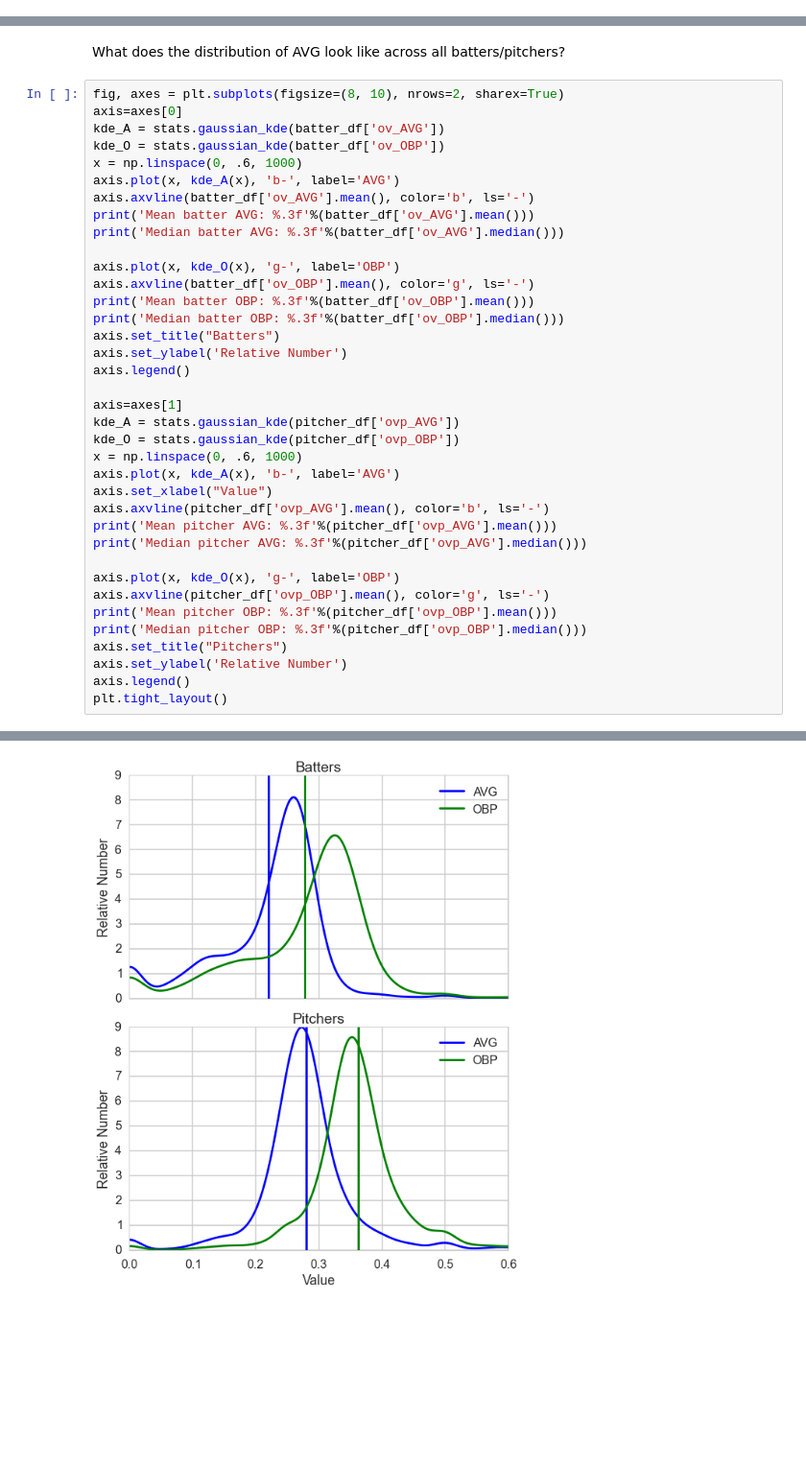
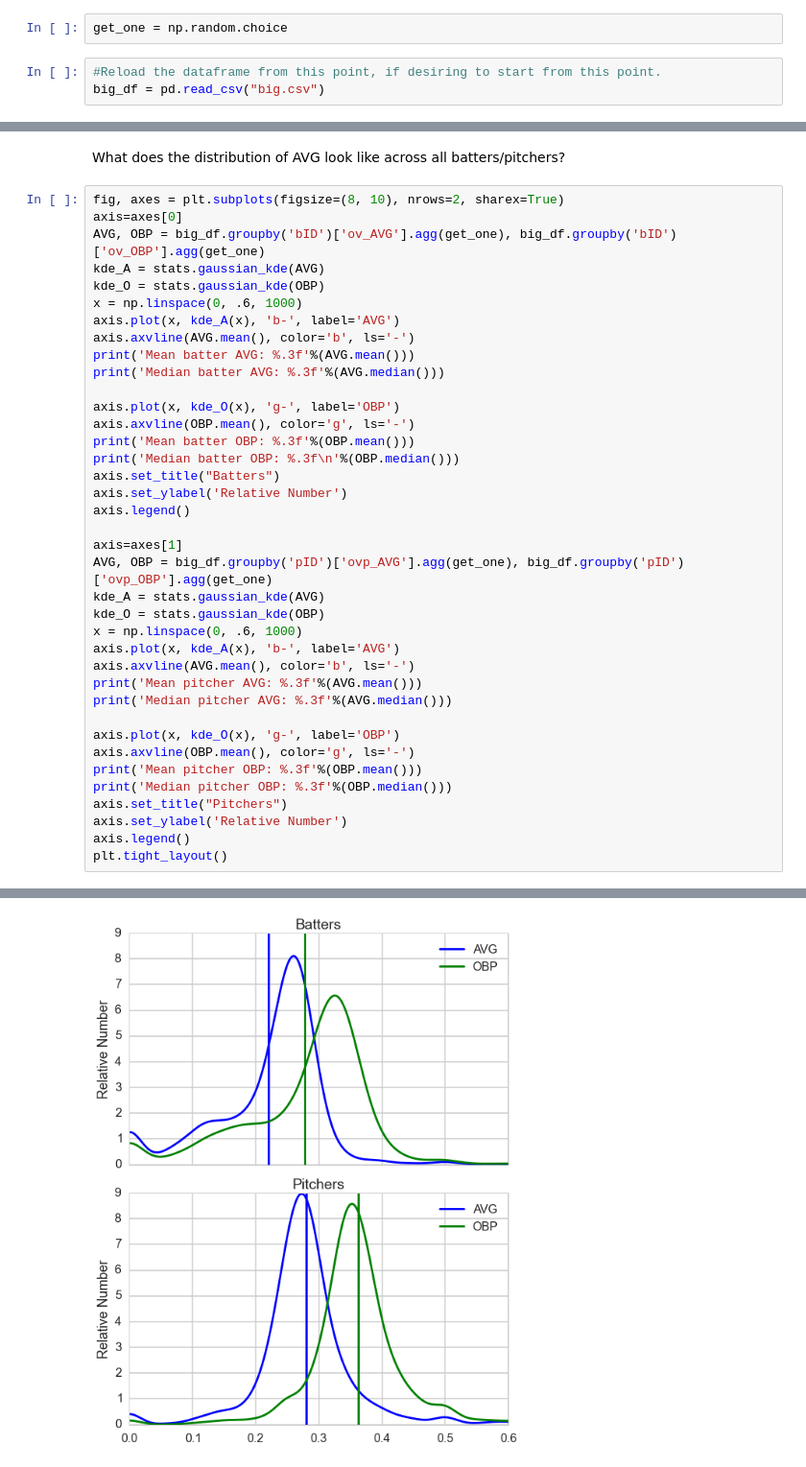
Before and after one commit to bacook17/CS109_baseball, a Jupyter notebook: Master_Notebook.ipynb, the cells around one changed output, grey strips where cells are left out. Shown at 96% size. Drawn from its saved outputs; the diff is of its cells as text; blank space fills up the shorter version.

```diff
--- a/Master_Notebook.ipynb
+++ b/Master_Notebook.ipynb
@@ -385,4 +385,9 @@ new_matchup_df.to_csv("temp_matchupdf.csv", index=False)
 # %% [markdown]
 #2. Exploratory Data Analysis
+# %%
+get_one = np.random.choice
+# %%
+#Reload the dataframe from this point, if desiring to start from this point.
+big_df = pd.read_csv("big.csv")
 # %%
 print("Overall details of our dataframe:")
@@ -444,36 +449,37 @@ What does the distribution of AVG look like across all batters/pitchers?
 # %%
 fig, axes = plt.subplots(figsize=(8, 10), nrows=2, sharex=True)
 axis=axes[0]
-kde_A = stats.gaussian_kde(batter_df['ov_AVG'])
-kde_O = stats.gaussian_kde(batter_df['ov_OBP'])
+AVG, OBP = big_df.groupby('bID')['ov_AVG'].agg(get_one), big_df.groupby('bID')['ov_OBP'].agg(get_one)
+kde_A = stats.gaussian_kde(AVG)
+kde_O = stats.gaussian_kde(OBP)
 x = np.linspace(0, .6, 1000)
 axis.plot(x, kde_A(x), 'b-', label='AVG')
-axis.axvline(batter_df['ov_AVG'].mean(), color='b', ls='-')
-print('Mean batter AVG: %.3f'%(batter_df['ov_AVG'].mean()))
-print('Median batter AVG: %.3f'%(batter_df['ov_AVG'].median()))
+axis.axvline(AVG.mean(), color='b', ls='-')
+print('Mean batter AVG: %.3f'%(AVG.mean()))
+print('Median batter AVG: %.3f'%(AVG.median()))
 
 axis.plot(x, kde_O(x), 'g-', label='OBP')
-axis.axvline(batter_df['ov_OBP'].mean(), color='g', ls='-')
-print('Mean batter OBP: %.3f'%(batter_df['ov_OBP'].mean()))
-print('Median batter OBP: %.3f'%(batter_df['ov_OBP'].median()))
+axis.axvline(OBP.mean(), color='g', ls='-')
+print('Mean batter OBP: %.3f'%(OBP.mean()))
+print('Median batter OBP: %.3f\n'%(OBP.median()))
 axis.set_title("Batters")
 axis.set_ylabel('Relative Number')
 axis.legend()
 
 axis=axes[1]
-kde_A = stats.gaussian_kde(pitcher_df['ovp_AVG'])
-kde_O = stats.gaussian_kde(pitcher_df['ovp_OBP'])
+AVG, OBP = big_df.groupby('pID')['ovp_AVG'].agg(get_one), big_df.groupby('pID')['ovp_OBP'].agg(get_one)
+kde_A = stats.gaussian_kde(AVG)
+kde_O = stats.gaussian_kde(OBP)
 x = np.linspace(0, .6, 1000)
 axis.plot(x, kde_A(x), 'b-', label='AVG')
-axis.set_xlabel("Value")
-axis.axvline(pitcher_df['ovp_AVG'].mean(), color='b', ls='-')
-print('Mean pitcher AVG: %.3f'%(pitcher_df['ovp_AVG'].mean()))
-print('Median pitcher AVG: %.3f'%(pitcher_df['ovp_AVG'].median()))
+axis.axvline(AVG.mean(), color='b', ls='-')
+print('Mean pitcher AVG: %.3f'%(AVG.mean()))
+print('Median pitcher AVG: %.3f'%(AVG.median()))
 
 axis.plot(x, kde_O(x), 'g-', label='OBP')
-axis.axvline(pitcher_df['ovp_OBP'].mean(), color='g', ls='-')
-print('Mean pitcher OBP: %.3f'%(pitcher_df['ovp_OBP'].mean()))
-print('Median pitcher OBP: %.3f'%(pitcher_df['ovp_OBP'].median()))
+axis.axvline(OBP.mean(), color='g', ls='-')
+print('Mean pitcher OBP: %.3f'%(OBP.mean()))
+print('Median pitcher OBP: %.3f'%(OBP.median()))
 axis.set_title("Pitchers")
 axis.set_ylabel('Relative Number')
 axis.legend()
@@ -486,5 +493,5 @@ Median batter OBP: 0.307
 Mean pitcher AVG: 0.280
 Median pitcher AVG: 0.275
 Mean pitcher OBP: 0.363
 Median pitcher OBP: 0.356
-[figure, old version]
+[figure, new version]
```
Also changed, not shown: parts of 46 cells of this notebook, 6 other files.
